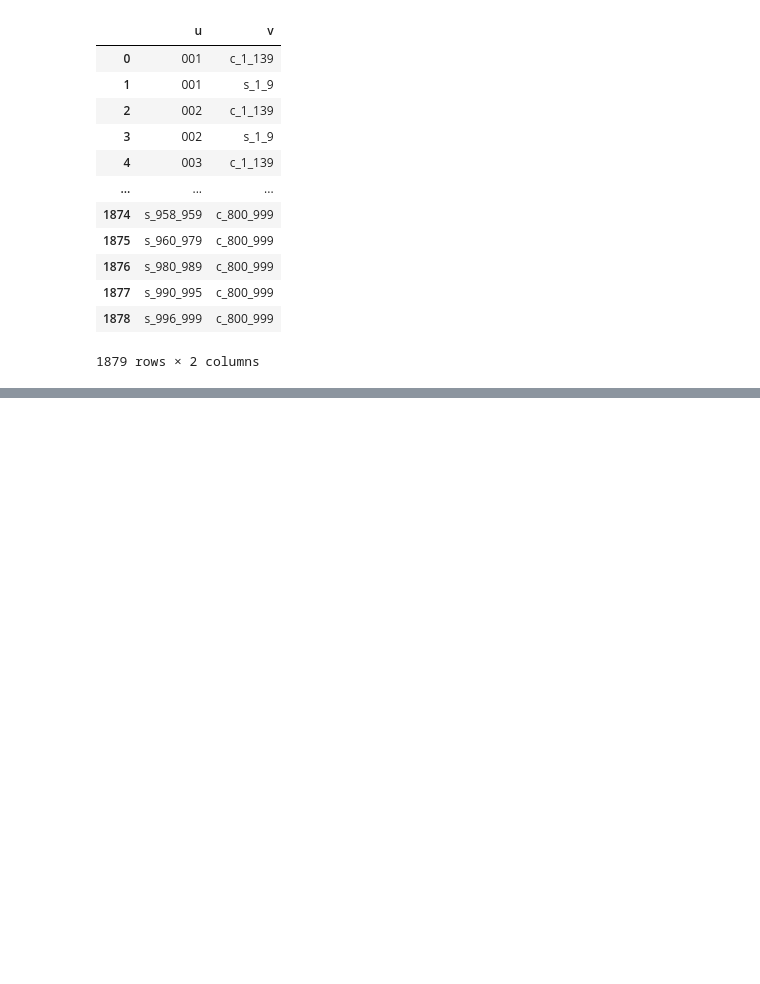
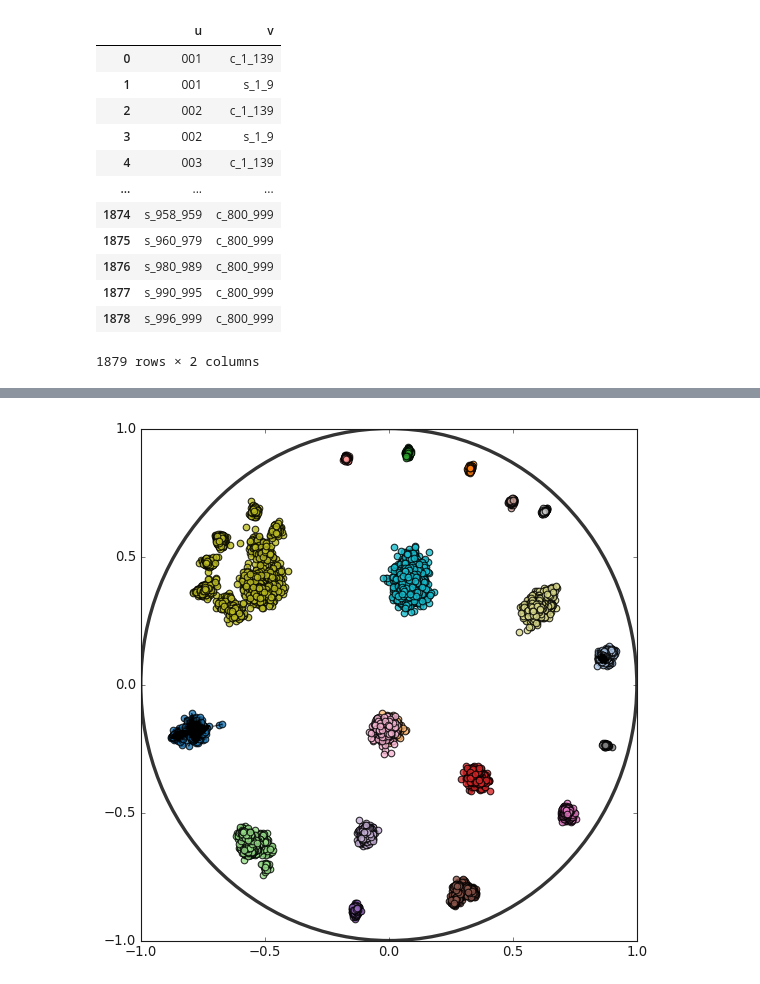
Before and after one commit to drewwilimitis/Hyperbolic-ICD-Embeddings-MIMIC3, a Jupyter notebook: hyperbolic_embedding_ICD9.ipynb, the cells around one changed output, grey strips where cells are left out. Saved outputs shown, nothing was run; the diff lists cells and outputs as text; code cells hidden in the pictures; blank space fills up the shorter version.

```diff
--- a/hyperbolic_embedding_ICD9.ipynb
+++ b/hyperbolic_embedding_ICD9.ipynb
@@ -408,7 +406,0 @@ pd.DataFrame(icd_relations, columns=['u', 'v']).to_csv('data/icd_data/icd_full_r
-# %%
-icd_chapters = icd9.icd9Chapters
-icd_chapters
-chapter_num = {}
-for i, k in enumerate(icd_chapters.keys()):
-    chapter_num[k] = i
-chapter_num
@@ -452,3 +407,18 @@ chapter_num
+# %%
+chapter_name_label = {}
+for i, k in enumerate(chapters.keys()):
+    chapter_name_label[k] = i
+
+chapter_range_label = {k:i for i, k in enumerate(chapter_range_name)}
+
+node_labels = {}
+for i in range(icd_df.shape[0]):
+    u = icd_df.iloc[i, 0]
+    v = icd_df.iloc[i, 1]
+    if v in chapter_range_label.keys():
+        node_labels[u] = chapter_range_label[v]
+for k, v in chapter_range_label.items():
+    node_labels[k] = v
 # %%
 fp = 'data/icd_data/icd_full_relations.csv'
 # train poincare embeddings and save output embed coordinates
@@ -505,0 +464,7 @@ array([[-4.90784447e-01,  4.07609458e-01],
+# %%
+sys.path.append('C:\\Users\\dreww\\Desktop\\vu-informatics\\utils')
+from poincare_viz_icd import *
+edge_list = [list(arr) for arr in np.array(icd_df)]
+labels = emb.node.apply(lambda x: node_labels[x])
+chapter_label_range = {v:k for k,v in chapter_range_label.items()}
+chapter_name_label
@@ -505,0 +547,4 @@ array([[-4.90784447e-01,  4.07609458e-01],
+# %%
+plot_poincare_icd(emb, labels, edge_list, edge_frac=0.1)
+# %% [output]
+[figure, added]
```
Also changed, not shown: parts of 25 cells of this notebook, 1 other file.
